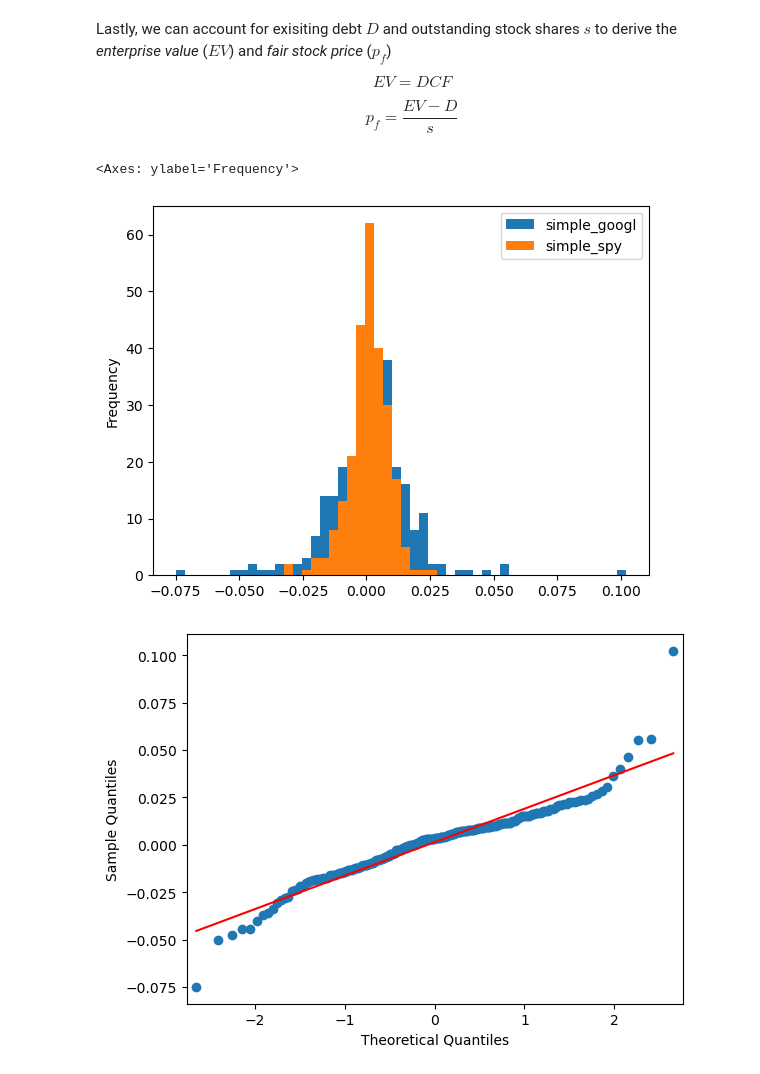
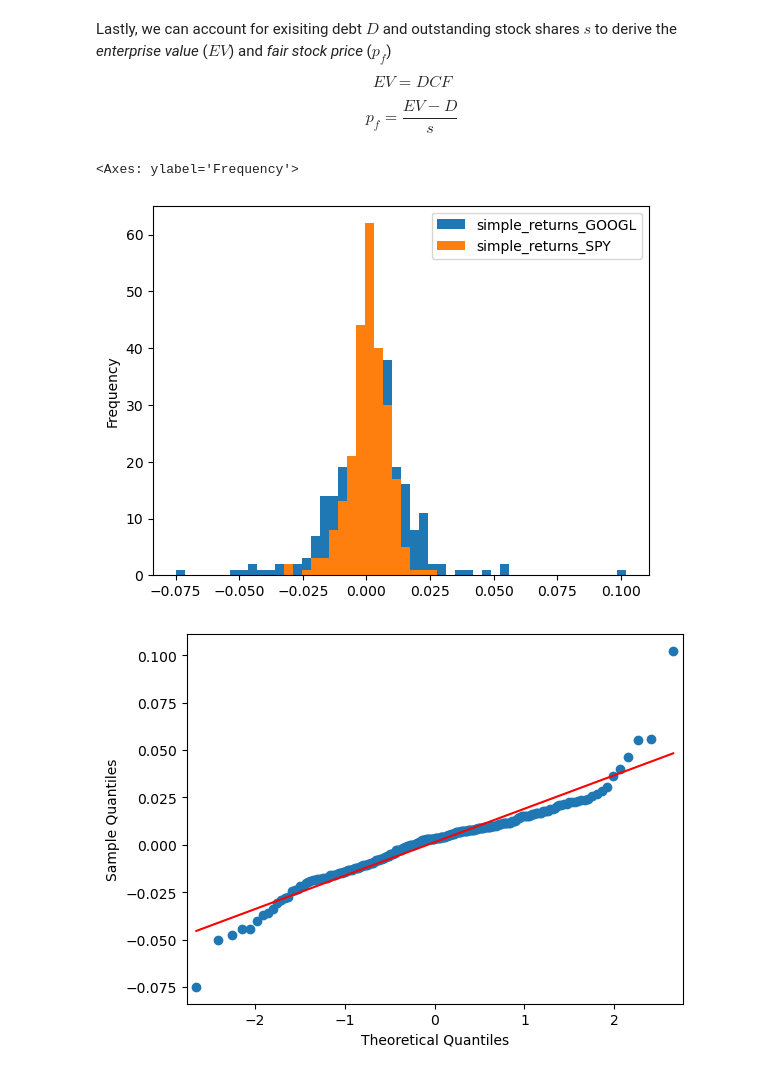
Before and after one commit to Acouvertier/phase_0_quant_foundations, a Jupyter notebook: phase_1_project.ipynb, the cells around one changed output. Cells and saved outputs as stored; diff of their text form; code cells hidden in the pictures.

```diff
--- a/phase_1_project.ipynb
+++ b/phase_1_project.ipynb
@@ -247,17 +248,17 @@ spy_data = grab_ticker(FMP_API_KEY,"SPY")
 google_data = grab_ticker(FMP_API_KEY,"GOOGL")
 # %%
 #Calculate Their Returns
-google_returns = returns_df(google_data)
-spy_returns = returns_df(spy_data)
+google_returns = returns_df(google_data,"GOOGL")
+spy_returns = returns_df(spy_data,"SPY")
 # %%
 #Visualize The Distributions
 fixed_year = 2024
-google_returns = single_year_data(google_returns,fixed_year).rename(columns={"simple_returns":"simple_googl","log_returns":"log_googl"})
-spy_returns = single_year_data(spy_returns,fixed_year).rename(columns={"simple_returns":"simple_spy","log_returns":"log_spy"})
+google_returns = single_year_data(google_returns,fixed_year)
+spy_returns = single_year_data(spy_returns,fixed_year)
 google_spy_combined = pd.merge(google_returns,spy_returns,on='date',how='left')
 # %%
-google_spy_combined[['simple_googl','simple_spy']].plot(kind='hist',bins=50)
+google_spy_combined[['simple_returns_GOOGL','simple_returns_SPY']].plot(kind='hist',bins=50)
 # %% [output]
 <Axes: ylabel='Frequency'>
-[figure, old version]
+[figure, new version]
 # %%
```
Also changed, not shown: parts of 25 cells of this notebook.
